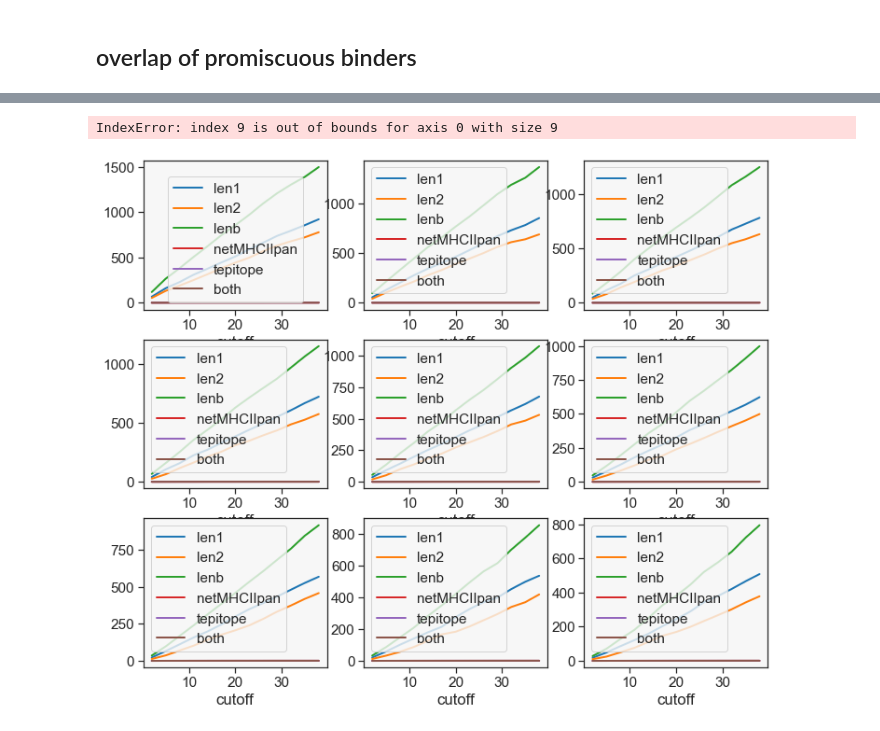
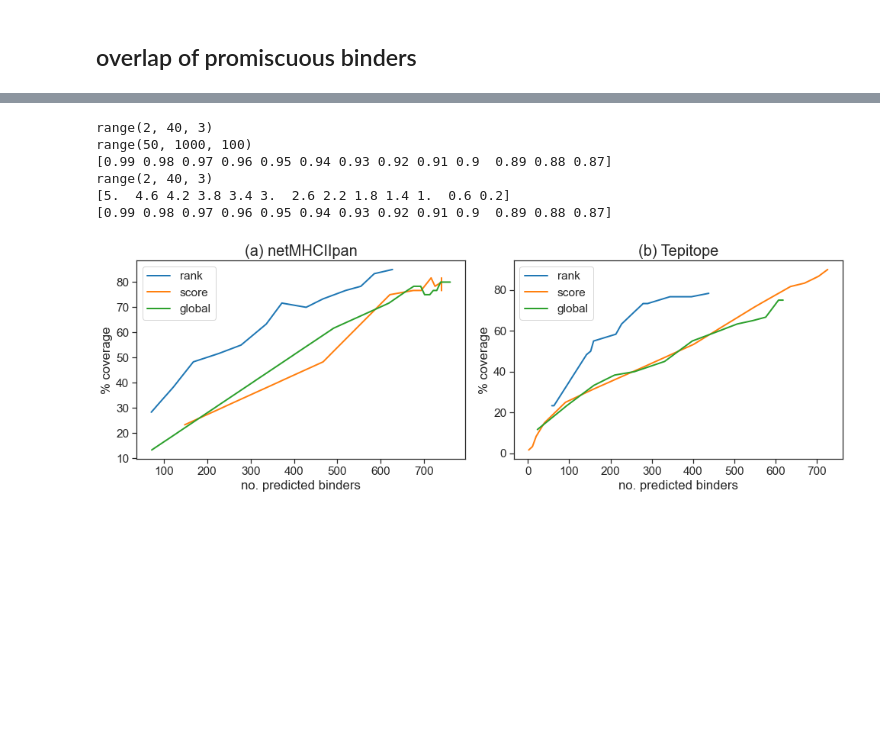
Before and after one commit to dmnfarrell/epitopepredict, a Jupyter notebook: examples/mtb_sa_sette.ipynb, the cells around one changed output, grey strips where cells are left out. Drawn from its saved outputs; the diff is of its cells as text; code cells hidden in the pictures; blank space fills up the shorter version.

```diff
--- a/examples/mtb_sa_sette.ipynb
+++ b/examples/mtb_sa_sette.ipynb
@@ -97,20 +115,0 @@ ax = utilities.venndiagram([pbn.peptide,pbt.peptide], ['netmhciipan','tepitope']
-# %%
-#compare to exp results?
-reload(analysis)
-P=Pt
-labels=['netmhciipan','tepitope']
-res=[]
-for P in [Pn, Pt]:
-    #binders by median rank
-    rb = P.promiscuous_binders(cutoff_method='rank',cutoff=30,n=5)
-    #all binders by promiscuity, just use low perc to get all
-    pball = P.promiscuous_binders(n=1, cutoff=0.4).sort_values(['alleles','median_rank'],ascending=False)
-    #reload(analysis)
-    a = analysis.prediction_coverage(exp, pball, key='sequence', perc=50)
-    print (a)
-    b = analysis.prediction_coverage(exp, rb, key='sequence', perc=50)
-    res.append({'all':a,'ranked':b})
-
-x = pd.DataFrame(res,index=['netmhciipan','tepitope'])
-print (x)
-x.plot(kind='barh')
@@ -171,13 +144,36 @@ plt.savefig('mtb_sette_hits.png',dpi=150)
-# %%
-fig,axs=plt.subplots(3,3,figsize=(12,10))
-axs=axs.flat
-i=0
-for n in range(5,15):
-    res = get_hits(n)
-    res.plot(x='len1',y='netMHCIIpan',lw=2,ax=axs[i])
-    res.plot(x='len2',y='tepitope',lw=2,ax=axs[i])
-    i+=1
-# %% [output]
-IndexError: index 9 is out of bounds for axis 0 with size 9
-[figure, removed]
+# %%
+cuts = {'rank':range(2,40,3),'global':np.arange(.99,.86,-.01),'score':range(50,1000,100)}
+
+fig,axs=plt.subplots(1,2,figsize=(14,5),facecolor='white')
+axs=axs.flat
+i=0
+['rank','global','score']
+for P in [Pn,Pt]:
+    res1 = get_hits(P,5,'rank',cuts['rank'])
+    if P.name=='tepitope':
+        scuts = np.arange(5,0,-.4)
+    else:
+        scuts=cuts['score']
+    res2 = get_hits(P,5,'score',scuts)
+    res3 = get_hits(P,5,'global',cuts['global'])
+
+    res1.plot(x='binders',y='rank',lw=2,ax=axs[i])
+    res2.plot(x='binders',y='score',lw=2,ax=axs[i])
+    res3.plot(x='binders',y='global',lw=2,ax=axs[i])
+    axs[i].set_xlabel('no. predicted binders')
+    axs[i].set_ylabel('% coverage')
+    i+=1
+
+axs[0].set_title('(a) netMHCIIpan',fontsize=20)
+axs[1].set_title('(b) Tepitope',fontsize=20)
+plt.tight_layout()
+fig.savefig('mtb_sette_hits.png',dpi=300)
+# %% [output]
+range(2, 40, 3)
+range(50, 1000, 100)
+[0.99 0.98 0.97 0.96 0.95 0.94 0.93 0.92 0.91 0.9  0.89 0.88 0.87]
+range(2, 40, 3)
+[5.  4.6 4.2 3.8 3.4 3.  2.6 2.2 1.8 1.4 1.  0.6 0.2]
+[0.99 0.98 0.97 0.96 0.95 0.94 0.93 0.92 0.91 0.9  0.89 0.88 0.87]
+[figure, added]
 # %%
```
Also changed, not shown: parts of 11 cells of this notebook, 4 other files.
